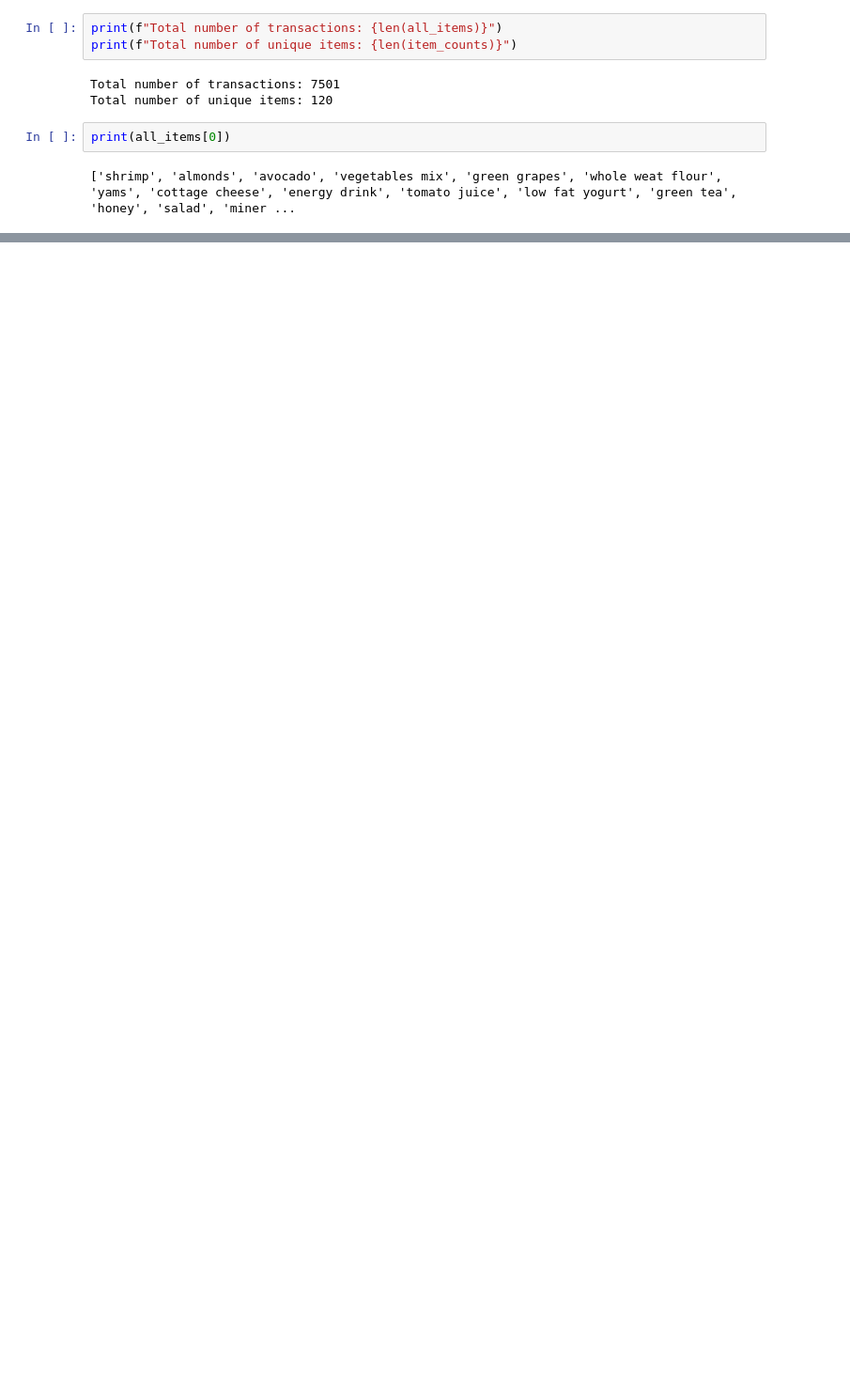
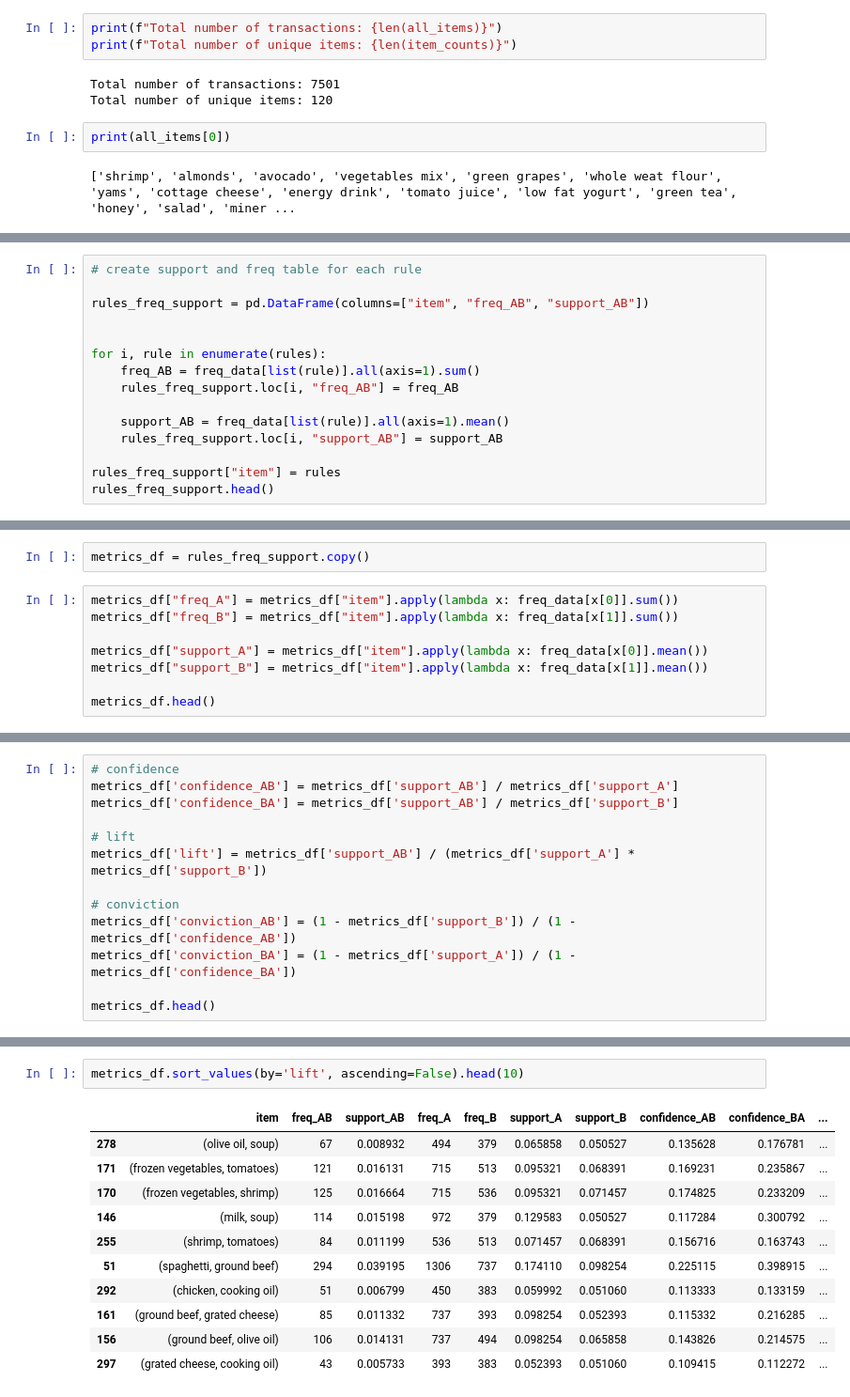
Before and after one commit to veronicaeyo/market-basket-analysis, a Jupyter notebook: market_basket_analysis.ipynb, the cells around one changed output, grey strips where cells are left out. Shown at 94% size. Cells and saved outputs as stored; diff of their text form; blank space fills up the shorter version.

Commit message:
discuss more metrics - lift, confidence, conviction

```diff
--- a/market_basket_analysis.ipynb
+++ b/market_basket_analysis.ipynb
@@ -163,0 +228,15 @@ list(combinations(['veronica', 'emmanuel', 'uthman', 'esther'], 3))
+# %%
+# create support and freq table for each rule
+
+rules_freq_support = pd.DataFrame(columns=["item", "freq_AB", "support_AB"])
+
+
+for i, rule in enumerate(rules):
+    freq_AB = freq_data[list(rule)].all(axis=1).sum()
+    rules_freq_support.loc[i, "freq_AB"] = freq_AB
+
+    support_AB = freq_data[list(rule)].all(axis=1).mean()
+    rules_freq_support.loc[i, "support_AB"] = support_AB
+
+rules_freq_support["item"] = rules
+rules_freq_support.head()
@@ -163,0 +273,10 @@ list(combinations(['veronica', 'emmanuel', 'uthman', 'esther'], 3))
+# %%
+metrics_df = rules_freq_support.copy()
+# %%
+metrics_df["freq_A"] = metrics_df["item"].apply(lambda x: freq_data[x[0]].sum())
+metrics_df["freq_B"] = metrics_df["item"].apply(lambda x: freq_data[x[1]].sum())
+
+metrics_df["support_A"] = metrics_df["item"].apply(lambda x: freq_data[x[0]].mean())
+metrics_df["support_B"] = metrics_df["item"].apply(lambda x: freq_data[x[1]].mean())
+
+metrics_df.head()
@@ -163,0 +290,13 @@ list(combinations(['veronica', 'emmanuel', 'uthman', 'esther'], 3))
+# %%
+# confidence
+metrics_df['confidence_AB'] = metrics_df['support_AB'] / metrics_df['support_A']
+metrics_df['confidence_BA'] = metrics_df['support_AB'] / metrics_df['support_B']
+
+# lift
+metrics_df['lift'] = metrics_df['support_AB'] / (metrics_df['support_A'] * metrics_df['support_B'])
+
+# conviction
+metrics_df['conviction_AB'] = (1 - metrics_df['support_B']) / (1 - metrics_df['confidence_AB'])
+metrics_df['conviction_BA'] = (1 - metrics_df['support_A']) / (1 - metrics_df['confidence_BA'])
+
+metrics_df.head()
@@ -163,0 +310,14 @@ list(combinations(['veronica', 'emmanuel', 'uthman', 'esther'], 3))
+# %%
+metrics_df.sort_values(by='lift', ascending=False).head(10)
+# %% [output]
+|  | item | freq_AB | support_AB | freq_A | freq_B | support_A | support_B | confidence_AB | confidence_BA | ... |
+| 278 | (olive oil, soup) | 67 | 0.008932 | 494 | 379 | 0.065858 | 0.050527 | 0.135628 | 0.176781 | ... |
+| 171 | (frozen vegetables, tomatoes) | 121 | 0.016131 | 715 | 513 | 0.095321 | 0.068391 | 0.169231 | 0.235867 | ... |
+| 170 | (frozen vegetables, shrimp) | 125 | 0.016664 | 715 | 536 | 0.095321 | 0.071457 | 0.174825 | 0.233209 | ... |
+| 146 | (milk, soup) | 114 | 0.015198 | 972 | 379 | 0.129583 | 0.050527 | 0.117284 | 0.300792 | ... |
+| 255 | (shrimp, tomatoes) | 84 | 0.011199 | 536 | 513 | 0.071457 | 0.068391 | 0.156716 | 0.163743 | ... |
+| 51 | (spaghetti, ground beef) | 294 | 0.039195 | 1306 | 737 | 0.174110 | 0.098254 | 0.225115 | 0.398915 | ... |
+| 292 | (chicken, cooking oil) | 51 | 0.006799 | 450 | 383 | 0.059992 | 0.051060 | 0.113333 | 0.133159 | ... |
+| 161 | (ground beef, grated cheese) | 85 | 0.011332 | 737 | 393 | 0.098254 | 0.052393 | 0.115332 | 0.216285 | ... |
+| 156 | (ground beef, olive oil) | 106 | 0.014131 | 737 | 494 | 0.098254 | 0.065858 | 0.143826 | 0.214575 | ... |
+| 297 | (grated cheese, cooking oil) | 43 | 0.005733 | 393 | 383 | 0.052393 | 0.051060 | 0.109415 | 0.112272 | ... |
```
Also changed, not shown: parts of 28 cells of this notebook.
